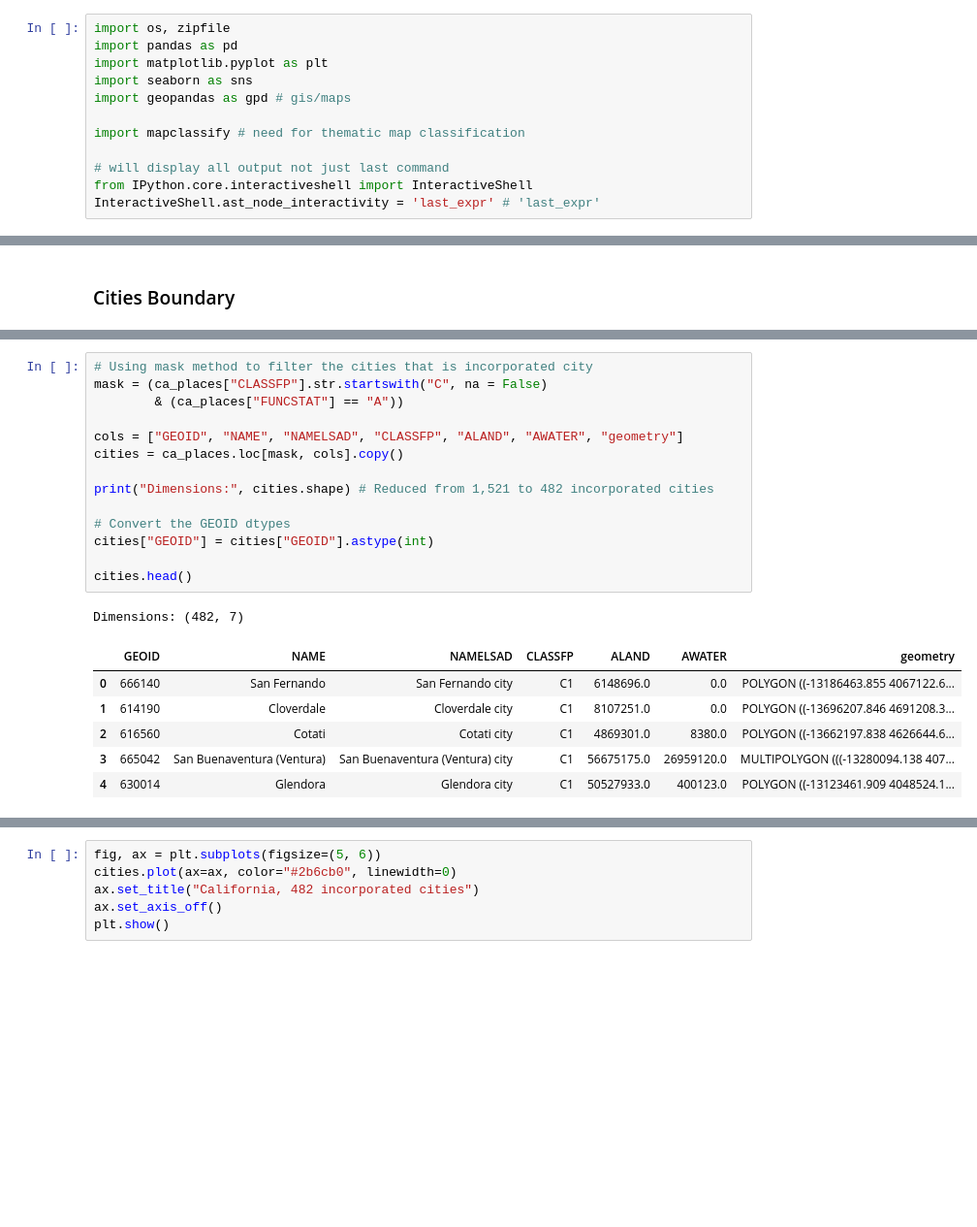
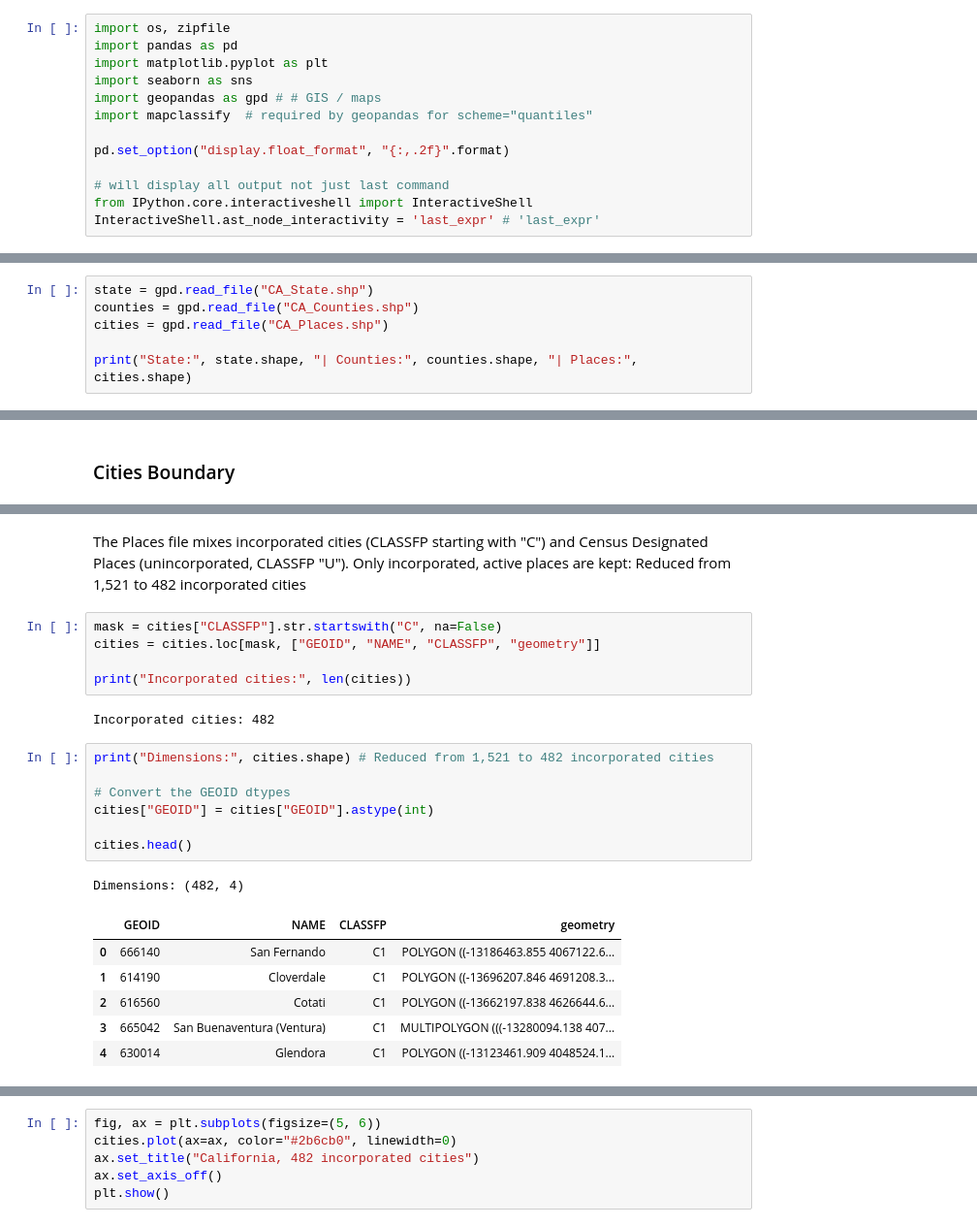
Before and after one commit to HowardChen0211/gisPy, a Jupyter notebook: ProblemSets_map.ipynb, the cells around one changed output, grey strips where cells are left out. Shown at 97% size. Saved outputs shown, nothing was run; the diff lists cells and outputs as text; blank space fills up the shorter version.

```diff
--- a/ProblemSets_map.ipynb
+++ b/ProblemSets_map.ipynb
@@ -23,9 +22,10 @@ import os, zipfile
 import pandas as pd
 import matplotlib.pyplot as plt
 import seaborn as sns
-import geopandas as gpd # gis/maps
+import geopandas as gpd # # GIS / maps
+import mapclassify  # required by geopandas for scheme="quantiles"
 
-import mapclassify # need for thematic map classification
+pd.set_option("display.float_format", "{:,.2f}".format)
 
 # will display all output not just last command
 from IPython.core.interactiveshell import InteractiveShell
@@ -70,0 +67,6 @@ CA_Places_Boundaries.zip    CA_State.cpg
+# %%
+state = gpd.read_file("CA_State.shp")
+counties = gpd.read_file("CA_Counties.shp")
+cities = gpd.read_file("CA_Places.shp")
+
+print("State:", state.shape, "| Counties:", counties.shape, "| Places:", cities.shape)
@@ -223,22 +189,24 @@ ca_places[["NAME", "NAMELSAD", "CLASSFP", "FUNCSTAT"]].head()
+# %% [markdown]
+The Places file mixes incorporated cities (CLASSFP starting with "C") and Census Designated Places (unincorporated, CLASSFP "U"). Only incorporated, active places are kept: Reduced from 1,521 to 482 incorporated cities
+# %%
+mask = cities["CLASSFP"].str.startswith("C", na=False)
+cities = cities.loc[mask, ["GEOID", "NAME", "CLASSFP", "geometry"]]
+
+print("Incorporated cities:", len(cities))
+# %% [output]
+Incorporated cities: 482
 # %%
-# Using mask method to filter the cities that is incorporated city
-mask = (ca_places["CLASSFP"].str.startswith("C", na = False)
-        & (ca_places["FUNCSTAT"] == "A"))
-
-cols = ["GEOID", "NAME", "NAMELSAD", "CLASSFP", "ALAND", "AWATER", "geometry"]
-cities = ca_places.loc[mask, cols].copy()
-
 print("Dimensions:", cities.shape) # Reduced from 1,521 to 482 incorporated cities
 
 # Convert the GEOID dtypes
 cities["GEOID"] = cities["GEOID"].astype(int)
 
 cities.head()
 # %% [output]
-Dimensions: (482, 7)
+Dimensions: (482, 4)
-|  | GEOID | NAME | NAMELSAD | CLASSFP | ALAND | AWATER | geometry |
-| 0 | 666140 | San Fernando | San Fernando city | C1 | 6148696.0 | 0.0 | POLYGON ((-13186463.855 4067122.6... |
-| 1 | 614190 | Cloverdale | Cloverdale city | C1 | 8107251.0 | 0.0 | POLYGON ((-13696207.846 4691208.3... |
-| 2 | 616560 | Cotati | Cotati city | C1 | 4869301.0 | 8380.0 | POLYGON ((-13662197.838 4626644.6... |
-| 3 | 665042 | San Buenaventura (Ventura) | San Buenaventura (Ventura) city | C1 | 56675175.0 | 26959120.0 | MULTIPOLYGON (((-13280094.138 407... |
-| 4 | 630014 | Glendora | Glendora city | C1 | 50527933.0 | 400123.0 | POLYGON ((-13123461.909 4048524.1... |
+|  | GEOID | NAME | CLASSFP | geometry |
+| 0 | 666140 | San Fernando | C1 | POLYGON ((-13186463.855 4067122.6... |
+| 1 | 614190 | Cloverdale | C1 | POLYGON ((-13696207.846 4691208.3... |
+| 2 | 616560 | Cotati | C1 | POLYGON ((-13662197.838 4626644.6... |
+| 3 | 665042 | San Buenaventura (Ventura) | C1 | MULTIPOLYGON (((-13280094.138 407... |
+| 4 | 630014 | Glendora | C1 | POLYGON ((-13123461.909 4048524.1... |
```
Also changed, not shown: parts of 73 cells of this notebook.
